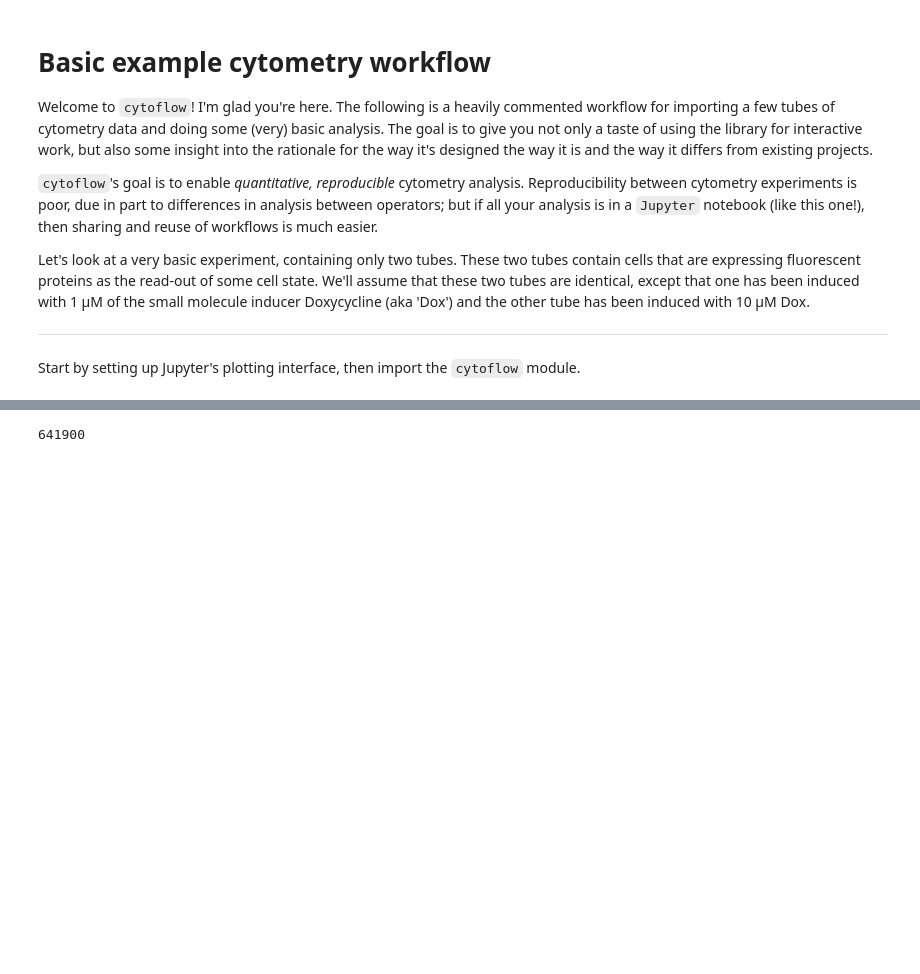
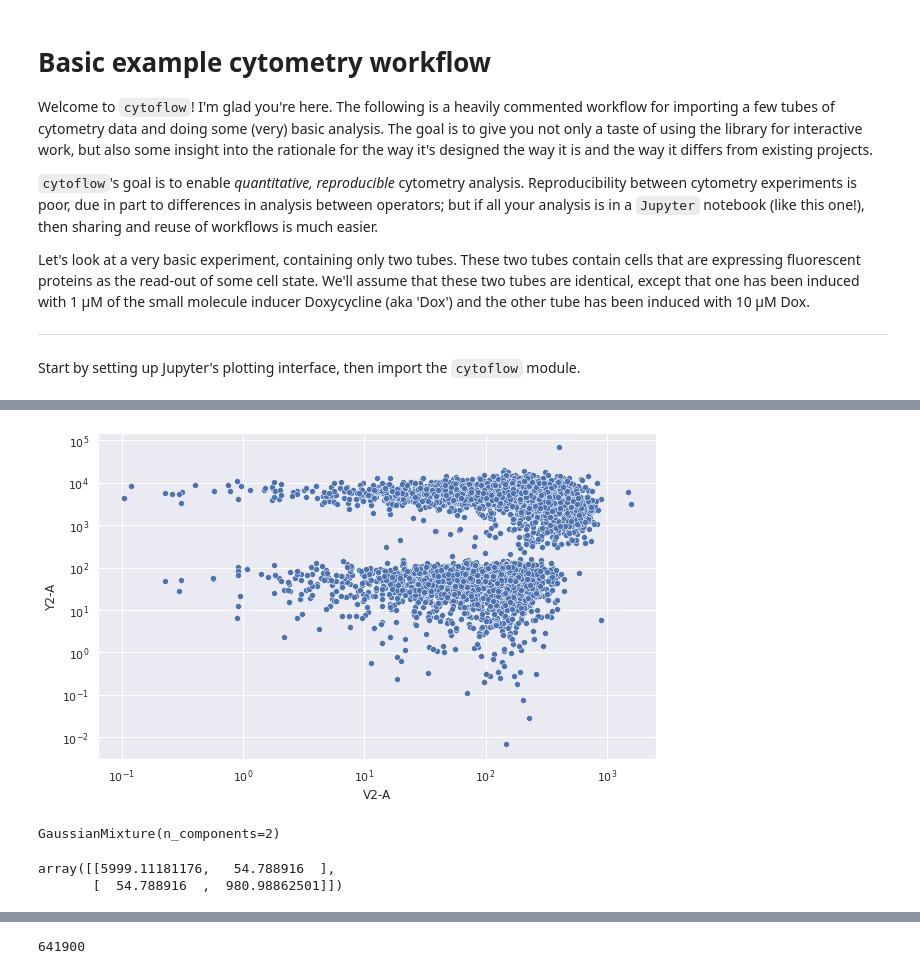
Before and after one commit to bensonlee5/cytoflow, a Jupyter notebook: docs/examples-basic/BL FCS example.ipynb, the cells around one changed output, grey strips where cells are left out. Saved outputs shown, nothing was run; the diff lists cells and outputs as text; code cells hidden in the pictures; blank space fills up the shorter version.

```diff
--- a/docs/examples-basic/BL FCS example.ipynb
+++ b/docs/examples-basic/BL FCS example.ipynb
@@ -21,0 +77,17 @@ meta, data = fcsparser.parse('data/RFP_Well_A3.fcs', reformat_meta=True)
+# %%
+# fig, ax = plt.subplots()
+# ax.set(xscale="log", yscale="log")
+
+scatter_data_clean = data_rfp[(data_rfp['V2-A'] > 0) & (data_rfp['Y2-A'] > 0)][['V2-A', 'Y2-A']].copy()
+
+# flow_plot.set(xscale="log", yscale="log")
+# %% [output]
+[figure, added]
+# %%
+from matplotlib.colors import LogNorm
+
+# fit a Gaussian Mixture Model with two components
+gmm = GaussianMixture(n_components=2, covariance_type="full")
+gmm.fit(scatter_data_clean)
+# %% [output]
+GaussianMixture(n_components=2)
@@ -21,0 +97,5 @@ meta, data = fcsparser.parse('data/RFP_Well_A3.fcs', reformat_meta=True)
+# %%
+covar[0]
+# %% [output]
+array([[5999.11181176,   54.788916  ],
+       [  54.788916  ,  980.98862501]])
```
Also changed, not shown: parts of 17 cells of this notebook, 2 other files.
